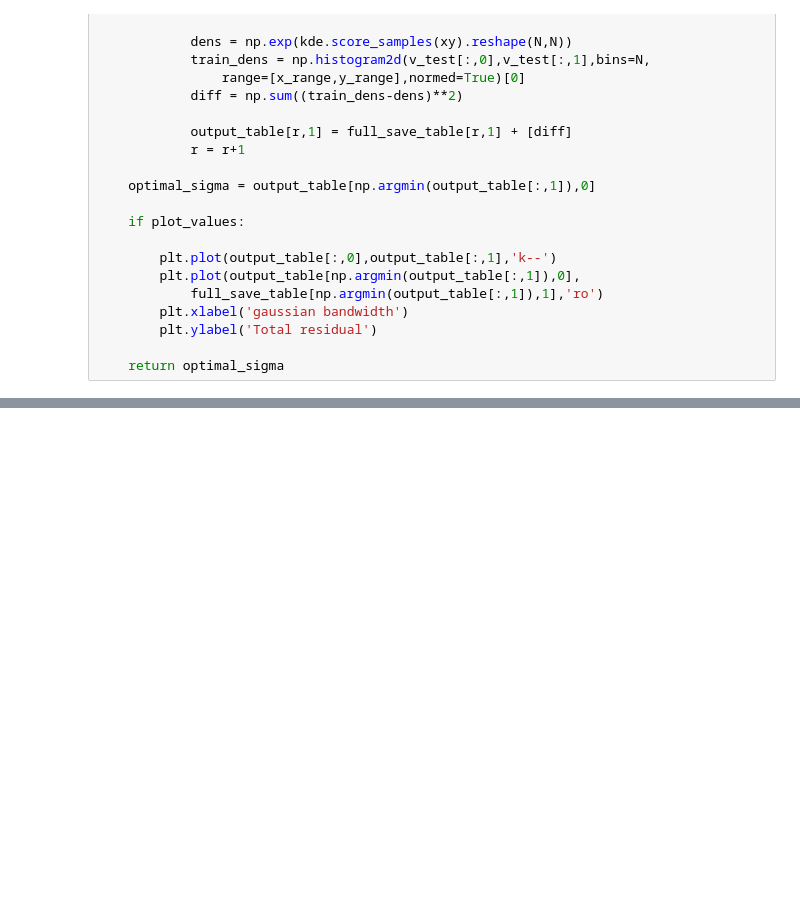
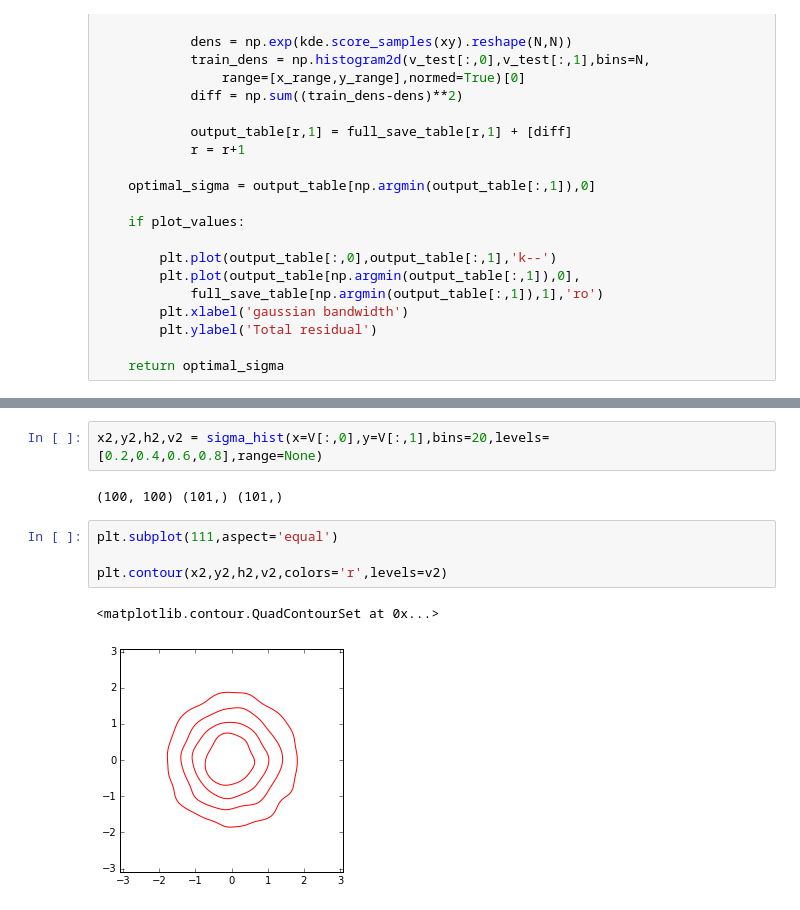
Before and after one commit to bamford/Debiasing-testing, a Jupyter notebook: Plotting_code_notebooks/2d_KDEs.ipynb, the cells around one changed output, grey strips where cells are left out. Saved outputs shown, nothing was run; the diff lists cells and outputs as text; blank space fills up the shorter version.

```diff
--- a/Plotting_code_notebooks/2d_KDEs.ipynb
+++ b/Plotting_code_notebooks/2d_KDEs.ipynb
@@ -103,0 +171,11 @@ plt.legend()
+# %%
+x2,y2,h2,v2 = sigma_hist(x=V[:,0],y=V[:,1],bins=20,levels=[0.2,0.4,0.6,0.8],range=None)
+# %% [output]
+(100, 100) (101,) (101,)
+# %%
+plt.subplot(111,aspect='equal')
+
+plt.contour(x2,y2,h2,v2,colors='r',levels=v2)
+# %% [output]
+<matplotlib.contour.QuadContourSet at 0x...>
+[figure, added]
```
Also changed, not shown: parts of 3 cells of this notebook.
